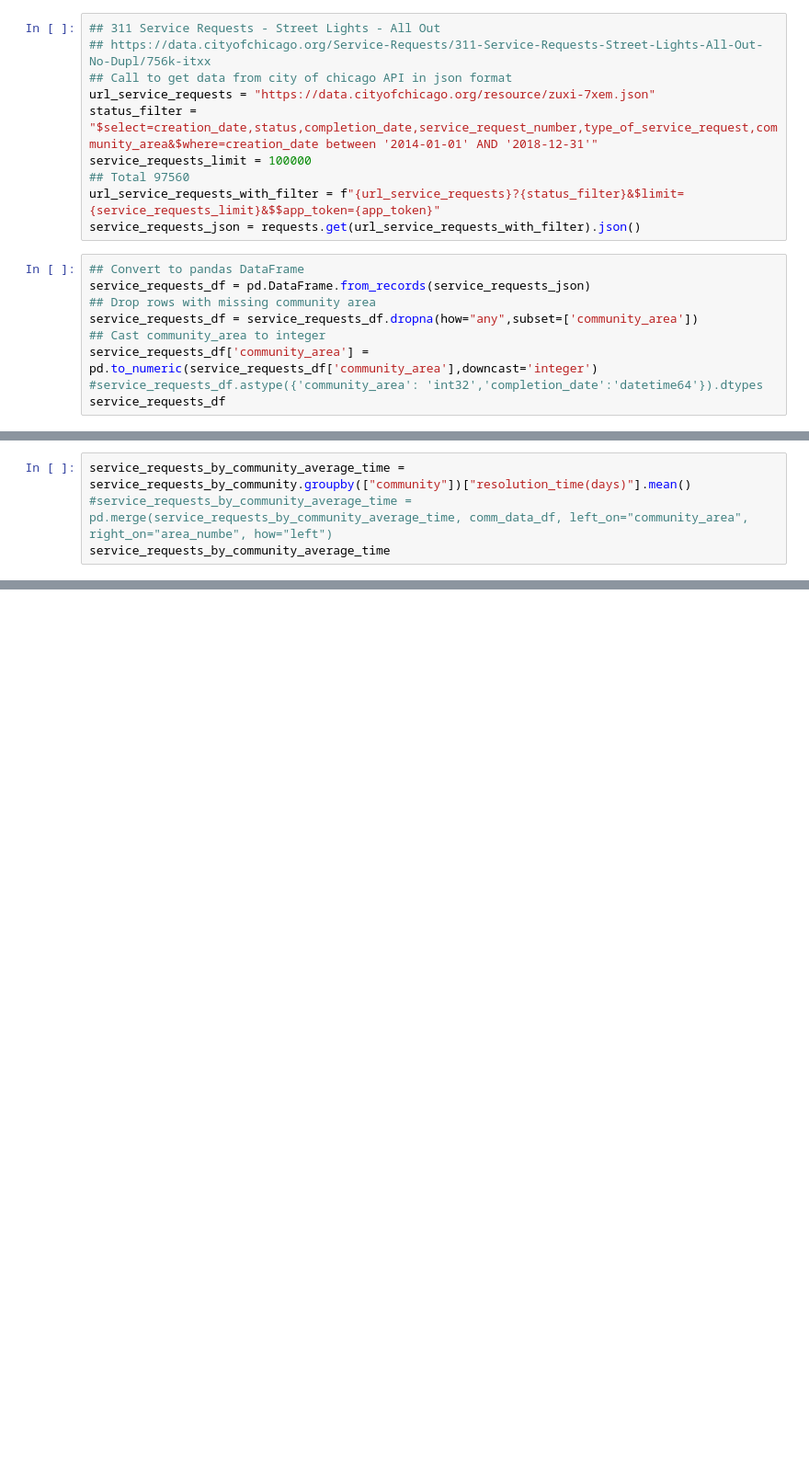
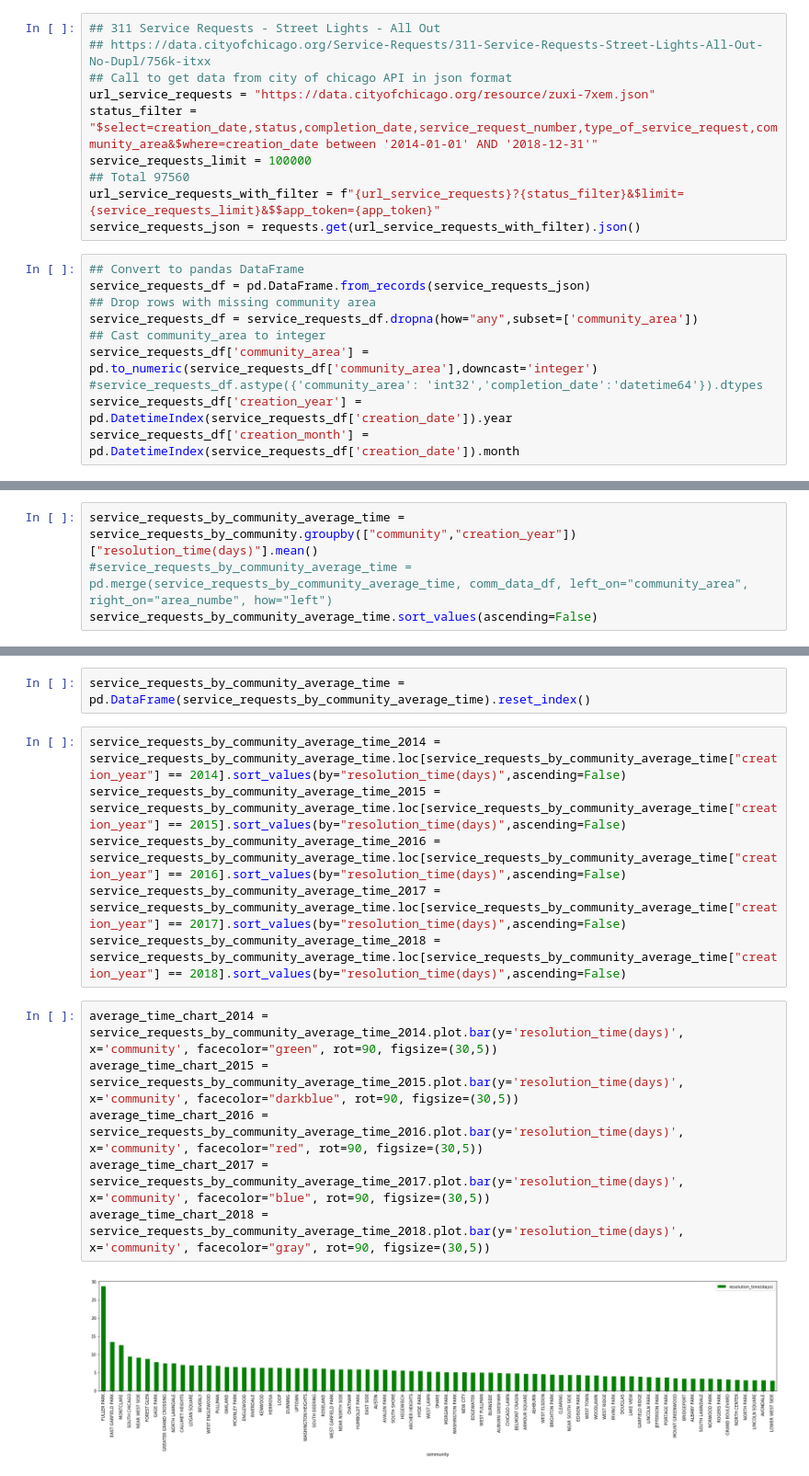
Before and after one commit to abejones26/Street-Lights, a Jupyter notebook: 3-average-fix-time.ipynb, the cells around one changed output, grey strips where cells are left out. Shown: that part at 92% size. Saved outputs shown, nothing was run; the diff lists cells and outputs as text; blank space fills up the shorter version.

Commit message:
Added bar charts by year

```diff
--- a/3-average-fix-time.ipynb
+++ b/3-average-fix-time.ipynb
@@ -59,7 +71,8 @@ service_requests_df = service_requests_df.dropna(how="any",subset=['community_ar
 ## Cast community_area to integer
 service_requests_df['community_area'] = pd.to_numeric(service_requests_df['community_area'],downcast='integer')
 #service_requests_df.astype({'community_area': 'int32','completion_date':'datetime64'}).dtypes
-service_requests_df
+service_requests_df['creation_year'] = pd.DatetimeIndex(service_requests_df['creation_date']).year
+service_requests_df['creation_month'] = pd.DatetimeIndex(service_requests_df['creation_date']).month
 # %%
 ## Join 2 tables to display community names.
 service_requests_by_community = pd.merge(service_requests_df, comm_data_df, left_on="community_area", right_on="area_numbe", how="left")
@@ -76,4 +102,4 @@ service_requests_by_community
 # %%
-service_requests_by_community_average_time = service_requests_by_community.groupby(["community"])["resolution_time(days)"].mean()
+service_requests_by_community_average_time = service_requests_by_community.groupby(["community","creation_year"])["resolution_time(days)"].mean()
 #service_requests_by_community_average_time = pd.merge(service_requests_by_community_average_time, comm_data_df, left_on="community_area", right_on="area_numbe", how="left")
-service_requests_by_community_average_time
+service_requests_by_community_average_time.sort_values(ascending=False)
@@ -83,0 +120,16 @@ average_time_chart = service_requests_by_community_average_time.plot.bar(y='reso
+# %%
+service_requests_by_community_average_time = pd.DataFrame(service_requests_by_community_average_time).reset_index()
+# %%
+service_requests_by_community_average_time_2014 = service_requests_by_community_average_time.loc[service_requests_by_community_average_time["creation_year"] == 2014].sort_values(by="resolution_time(days)",ascending=False)
+service_requests_by_community_average_time_2015 = service_requests_by_community_average_time.loc[service_requests_by_community_average_time["creation_year"] == 2015].sort_values(by="resolution_time(days)",ascending=False)
+service_requests_by_community_average_time_2016 = service_requests_by_community_average_time.loc[service_requests_by_community_average_time["creation_year"] == 2016].sort_values(by="resolution_time(days)",ascending=False)
+service_requests_by_community_average_time_2017 = service_requests_by_community_average_time.loc[service_requests_by_community_average_time["creation_year"] == 2017].sort_values(by="resolution_time(days)",ascending=False)
+service_requests_by_community_average_time_2018 = service_requests_by_community_average_time.loc[service_requests_by_community_average_time["creation_year"] == 2018].sort_values(by="resolution_time(days)",ascending=False)
+# %%
+average_time_chart_2014 = service_requests_by_community_average_time_2014.plot.bar(y='resolution_time(days)', x='community', facecolor="green", rot=90, figsize=(30,5))
+average_time_chart_2015 = service_requests_by_community_average_time_2015.plot.bar(y='resolution_time(days)', x='community', facecolor="darkblue", rot=90, figsize=(30,5))
+average_time_chart_2016 = service_requests_by_community_average_time_2016.plot.bar(y='resolution_time(days)', x='community', facecolor="red", rot=90, figsize=(30,5))
+average_time_chart_2017 = service_requests_by_community_average_time_2017.plot.bar(y='resolution_time(days)', x='community', facecolor="blue", rot=90, figsize=(30,5))
+average_time_chart_2018 = service_requests_by_community_average_time_2018.plot.bar(y='resolution_time(days)', x='community', facecolor="gray", rot=90, figsize=(30,5))
+# %% [output]
+[figure, added]
```
Also changed, not shown: parts of 9 cells of this notebook.
